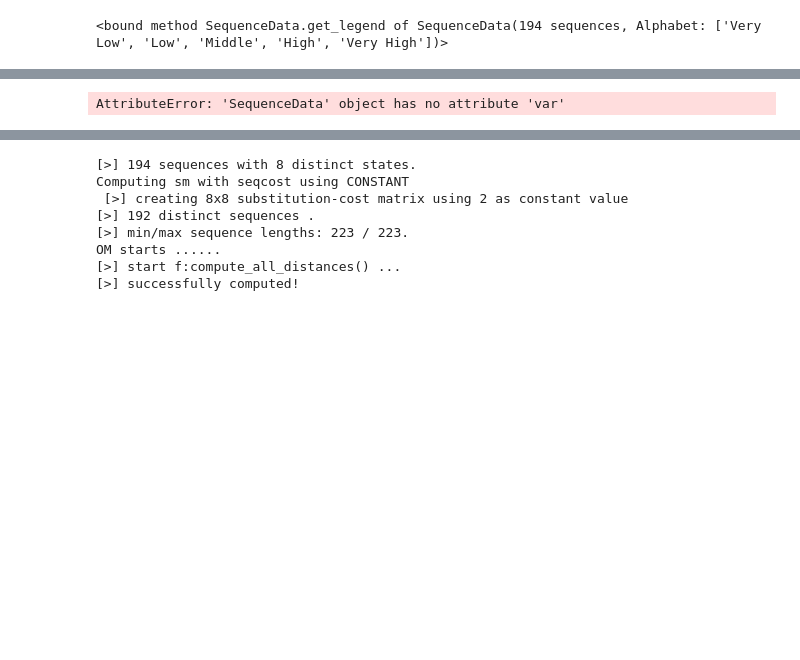
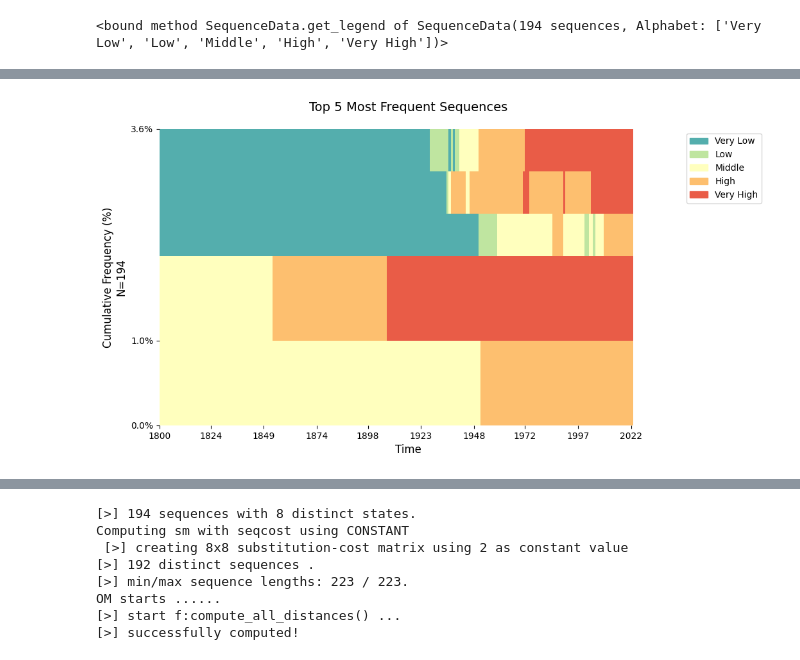
Before and after one commit to Liang-Team/Sequenzo, a Jupyter notebook: Tutorials/01_quickstart.ipynb, the cells around one changed output, grey strips where cells are left out. Saved outputs shown, nothing was run; the diff lists cells and outputs as text; code cells hidden in the pictures; blank space fills up the shorter version.

```diff
--- a/Tutorials/01_quickstart.ipynb
+++ b/Tutorials/01_quickstart.ipynb
@@ -160,4 +148,4 @@ sequence_data.get_legend
 # %%
-plot_most_frequent_sequences(sequence_data, top_n=5)
+plot_most_frequent_sequences(sequence_data, save_as='test', top_n=5)
 # %% [output]
-AttributeError: 'SequenceData' object has no attribute 'var'
+[figure, added]
```
Also changed, not shown: parts of 9 cells of this notebook, 10 other files.
